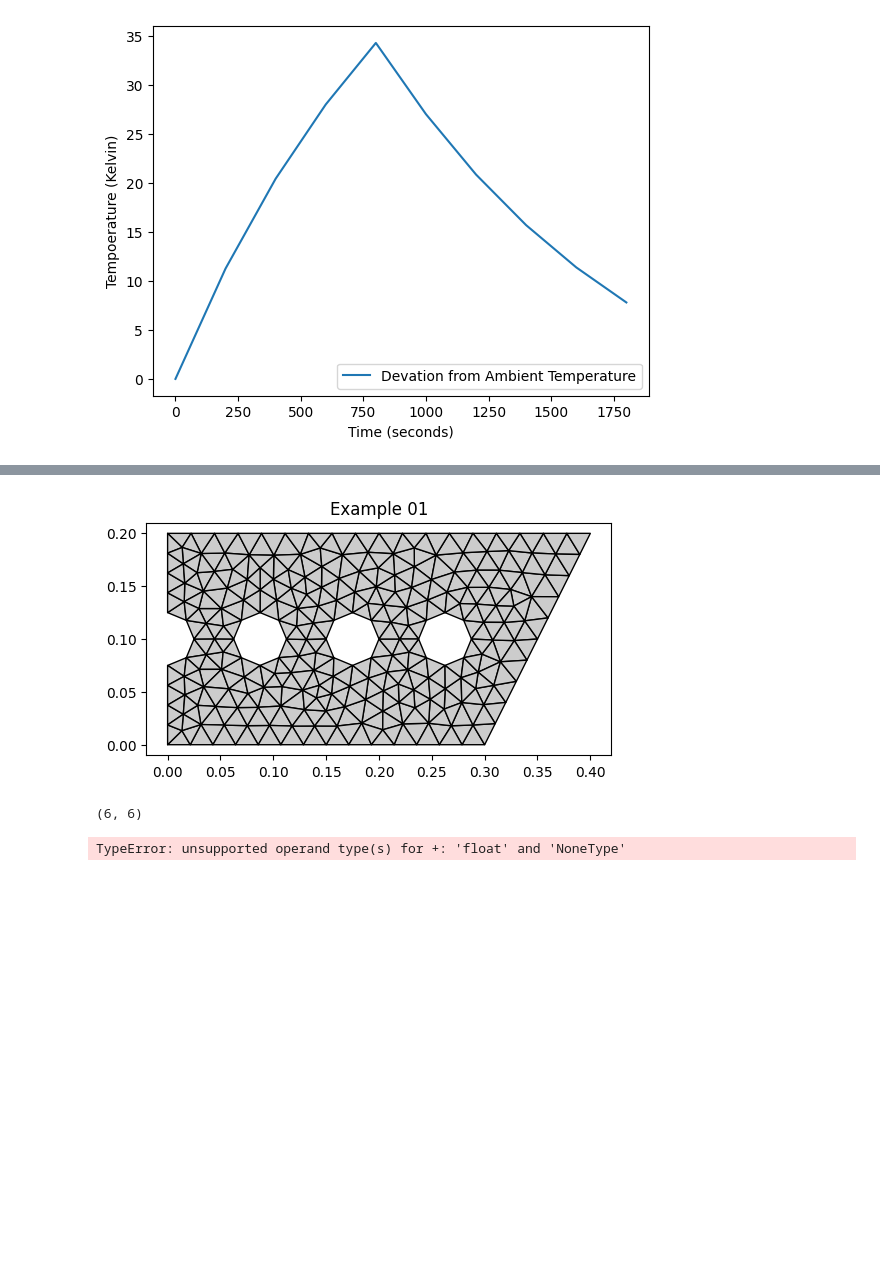
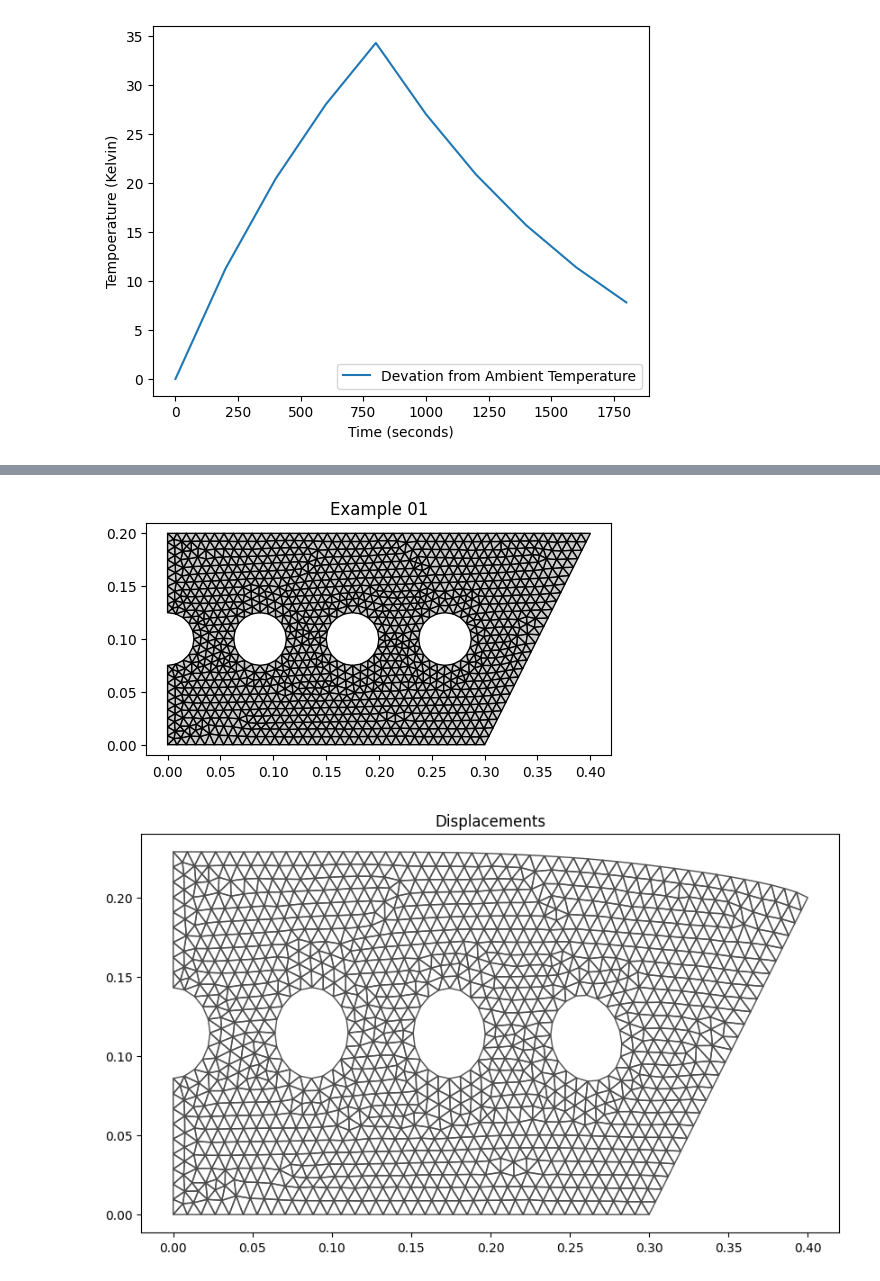
Before and after one commit to HermanEfr/Femprojekt, a Jupyter notebook: fem_proj.ipynb, the cells around one changed output, grey strips where cells are left out. Drawn from its saved outputs; the diff is of its cells as text; code cells hidden in the pictures; blank space fills up the shorter version.

```diff
--- a/fem_proj.ipynb
+++ b/fem_proj.ipynb
@@ -140,19 +138,19 @@ def stationary_temp(dofs, coords, edof, bdofs):
             for j in range(i+1, 3):
                 fe = 0
                 Kce = np.zeros((2,2))
-                if eltopo[i] in bdofs[MARKER_T_INF] and eltopo[j] in bdofs[MARKER_T_INF]:
+                if eltopo[i] in bdofs[MARKER_TOP] and eltopo[j] in bdofs[MARKER_TOP]:
                     # do convection things
                     dist = np.linalg.norm(coords[eltopo[i]-1]-coords[eltopo[j]-1])
                     fe += T_inf*t*alpha_n*dist
                     Kce = alpha_n*t*dist*np.array([[2, 1], [1, 2]])/6
 
-                elif eltopo[i] in bdofs[MARKER_T_IN] and eltopo[j] in bdofs[MARKER_T_IN]:
+                elif (eltopo[i] in bdofs[MARKER_CIRCLE_IN] and eltopo[j] in bdofs[MARKER_CIRCLE_IN]):
                     # do const flux
                     dist = np.linalg.norm(coords[eltopo[i]-1]-coords[eltopo[j]-1])
                     fe += T_in*t*alpha_c*dist
                     Kce = alpha_c*t*dist*np.array([[2, 1], [1, 2]])/6
 
-                elif eltopo[i] in bdofs[MARKER_T_OUT] and eltopo[j] in bdofs[MARKER_T_OUT]:
+                elif eltopo[i] in bdofs[MARKER_CIRCLE_OUT] and eltopo[j] in bdofs[MARKER_CIRCLE_OUT]:
                     # do const flux
                     dist = np.linalg.norm(coords[eltopo[i]-1]-coords[eltopo[j]-1])
                     fe += T_out*t*alpha_c*dist
@@ -357,18 +286,13 @@ cfv.show_and_wait()
 # %%
-mesh = cfm.GmshMesh(g)
 
-mesh.el_type = 2         # Element type is triangle
 mesh.dofs_per_node = 2     # Degrees of freedom per node
-mesh.el_size_factor = 0.050  # Element size Factor
-
-coords, edof, dofs, bdofs, elementmarkers = mesh.create()
-
+coords2d, edof2d, dofs2d, bdofs2d, elementmarkers = mesh.create()
 
 
 cfv.figure()
 cfv.drawMesh(
-    coords=coords,
-    edof=edof,
+    coords=coords2d,
+    edof=edof2d,
     dofs_per_node=mesh.dofsPerNode,
     el_type=mesh.elType,
     filled=True,
@@ -376,32 +300,30 @@ cfv.drawMesh(
         )
 cfv.show()
 # %% [output]
-[figure, old version]
+[figure, new version]
 # %%
-def calc_displacement(coords, edof, dofs, bdofs, delta_temp):
+def calc_displacement(coords, edof, dofs, bdofs, edof1d, delta_temp):
 
-    ep = [4, t]
-    D = cfc.hooke(ep[0], E, v)
-    print(D.shape)
+    ep = [2, t]
+    D = cfc.hooke(ep[0], E, v)[np.ix_([0, 1, 3], [0, 1, 3])]
 
 
     nDofs = np.size(dofs)
-    K = np.zeros((nDofs, nDofs))
+    K = np.zeros([nDofs, nDofs])
     f = np.zeros((nDofs, 1))
 
     ex, ey = cfc.coordxtr(edof, coords, dofs)
 
-    for eltopo, elx, ely, elMarker in zip(edof, ex, ey, elementmarkers):
+    for eltopo, eltopo1d, elx, ely, elMarker in zip(edof, edof1d, ex, ey, elementmarkers):
+
         Ke = cfc.plante(elx, ely, ep, D)
 
-        temp = (delta_temp[eltopo[0]-1] + delta_temp[eltopo[1]-1] + delta_temp[eltopo[2]-1])/3
+        temp = (delta_temp[eltopo1d[0]-1] + delta_temp[eltopo1d[1]-1] + delta_temp[eltopo1d[2]-1])/3
         edT = temp*alpha*np.array([[1],
                                    [1],
-                                   [1],
-                                   [0],
-                                   [0],
                                    [0]])
-        ftemp = cfc.plantf(elx, ely, ep, np.matmul(D,edT))
+        ro = D@edT
+        ftemp = cfc.plantf(elx, ely, ep, ro.T)
         cfc.assem(eltopo, K, Ke, f, ftemp)
 
 
@@ -409,8 +331,8 @@ def calc_displacement(coords, edof, dofs, bdofs, delta_temp):
 
     bc = np.array([], 'i')
     bcVal = np.array([], 'i')
-    bc, bcVal = cfu.applybc(bdofs, bc, bcVal, ZERO_DISPLACEMENT, 0.0, 0)
-    bc, bcVal = cfu.applybc(bdofs, bc, bcVal, SYMMETRY_LINE, 0.0, 1)
+    bc, bcVal = cfu.applybc(bdofs, bc, bcVal, MARKER_SIDE_AND_BOTTOM, 0.0, 0)
+    bc, bcVal = cfu.applybc(bdofs, bc, bcVal, MARKER_SYMMETRY_LINE, 0.0, 1)
 
     a, r =  cfc.solveq(K, f, bc, bcVal)
 
@@ -423,9 +345,8 @@ def calc_displacement(coords, edof, dofs, bdofs, delta_temp):
     cfv.figure(fig_size=(10,10))
     cfv.draw_displacements(a, coords, edof, 2, 2,
                       draw_undisplaced_mesh=False, title="Displacements",
-                      magnfac=25.0)
+                      magnfac=5.0)
 # %%
-calc_displacement(coords, edof, dofs, bdofs, a[:,5])
+calc_displacement(coords2d, edof2d, dofs2d, bdofs2d, edof,  a[:,5])
 # %% [output]
-(6, 6)
-TypeError: unsupported operand type(s) for +: 'float' and 'NoneType'
+[figure, added]
```
Also changed, not shown: parts of 3 cells of this notebook.
